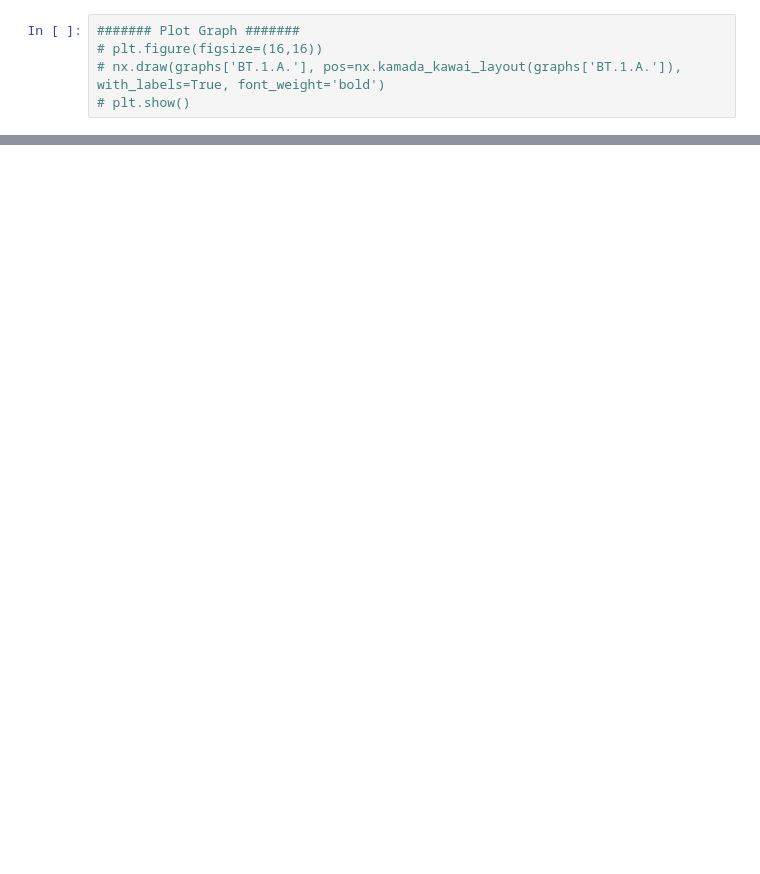
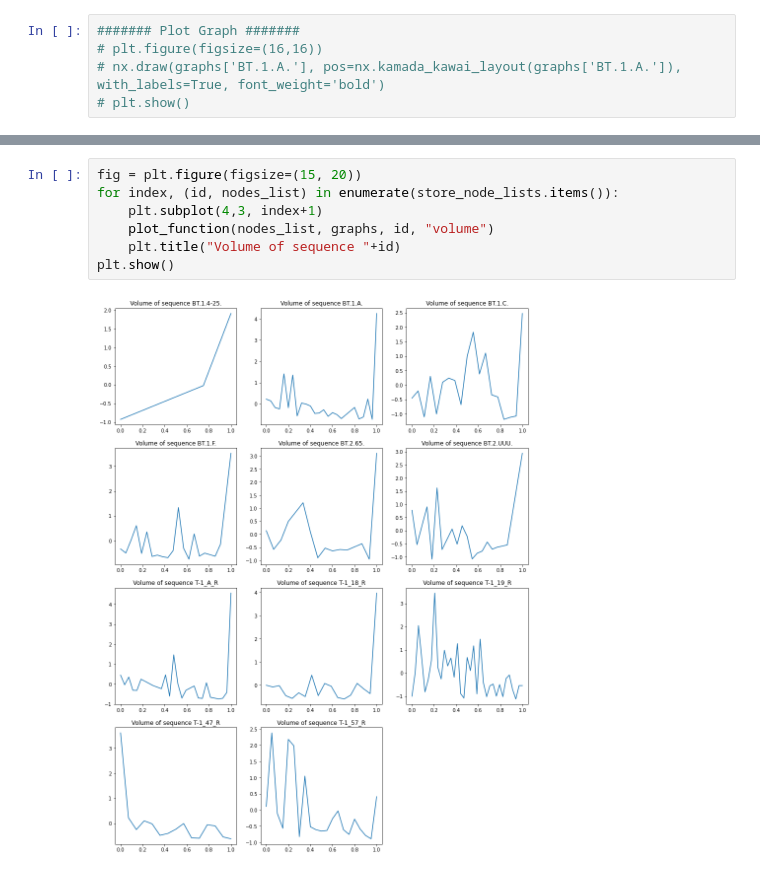
Before and after one commit to MATH-Hackathon-23-24/P2-Geometric-Learning, a Jupyter notebook: properties_and_sequence.ipynb, the cells around one changed output, grey strips where cells are left out. Cells and saved outputs as stored; diff of their text form; blank space fills up the shorter version.

```diff
--- a/properties_and_sequence.ipynb
+++ b/properties_and_sequence.ipynb
@@ -232,0 +262,9 @@ for id, g in graphs.items():
+# %%
+fig = plt.figure(figsize=(15, 20))
+for index, (id, nodes_list) in enumerate(store_node_lists.items()):
+    plt.subplot(4,3, index+1)
+    plot_function(nodes_list, graphs, id, "volume")
+    plt.title("Volume of sequence "+id)
+plt.show()
+# %% [output]
+[figure, added]
```
Also changed, not shown: parts of 25 cells of this notebook, 4 other files.
